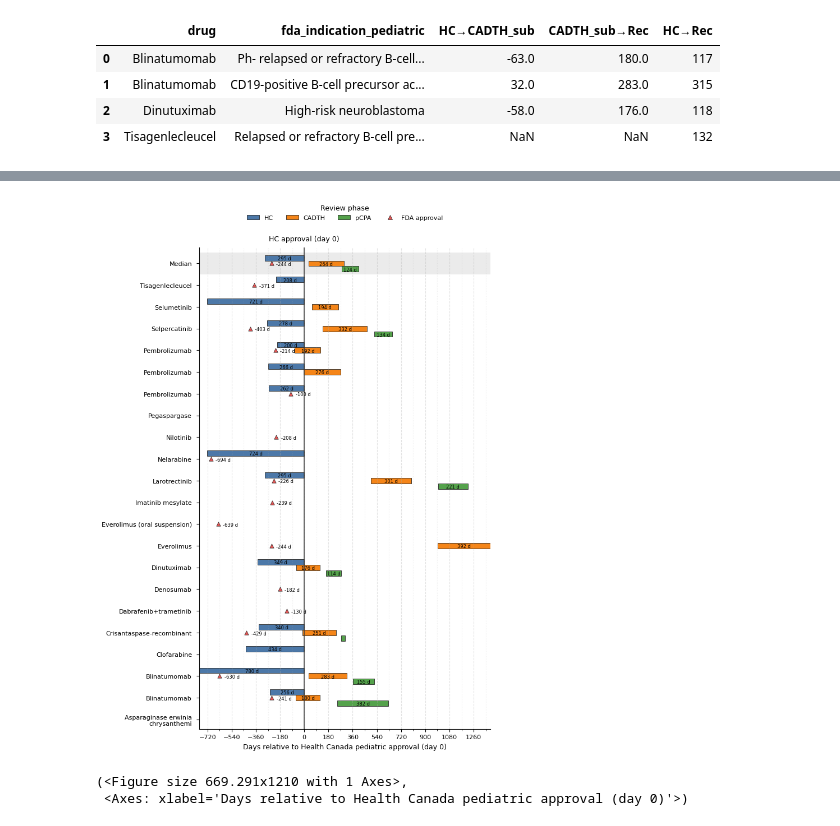
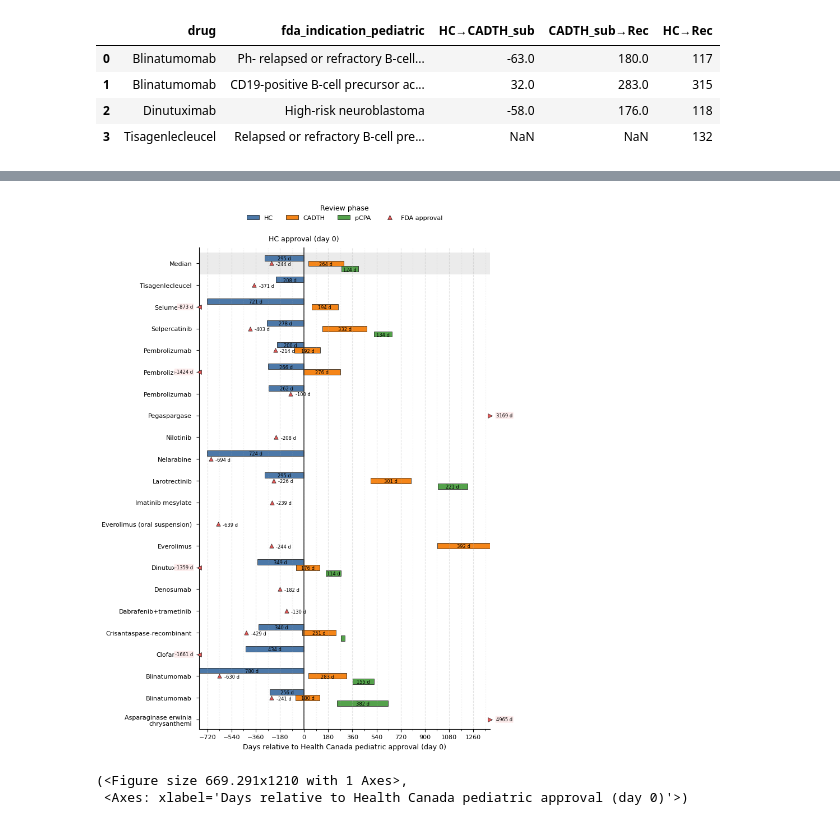
Before and after one commit to nick-gibb/pediatric-drug-access, a Jupyter notebook: pediatric_drug_access_metrics.ipynb, the cells around one changed output, grey strips where cells are left out. Cells and saved outputs as stored; diff of their text form; code cells hidden in the pictures.

Commit message:
add chevrons for data off x-axis

```diff
--- a/pediatric_drug_access_metrics.ipynb
+++ b/pediatric_drug_access_metrics.ipynb
@@ -572,22 +587,6 @@ display(timeline_all.head())
 | 3 | Clofarabine | -434.0 | NaN | NaN | NaN | NaN | -1661.0 |
 | 4 | Crisantaspase-recombinant | -340.0 | -15.0 | 251.0 | 273.0 | 32.0 | -429.0 |
 # %%
-def _set_publication_defaults(base_fontsize=9, font_family="DejaVu Sans"):
-    # Embed TrueType fonts; many journals require this.
-    mpl.rcParams.update({
-        "pdf.fonttype": 42,
-        "ps.fonttype": 42,
-        "font.size": base_fontsize,
-        "font.family": font_family,
-        "axes.titlesize": base_fontsize + 1,
-        "axes.labelsize": base_fontsize,
-        "xtick.labelsize": base_fontsize - 1,
-        "ytick.labelsize": base_fontsize - 1,
-        "legend.fontsize": base_fontsize - 1,
-        "axes.spines.top": False,
-        "axes.spines.right": False,
-    })
-
 def plot_drug_timeline_publication(
     timeline_df: pd.DataFrame,
     min_visible=None,
@@ -699,19 +698,63 @@ def plot_drug_timeline_publication(
     annotate(left_cadth, width_cadth_c, ys_cadth)
     annotate(left_pcpa, width_pcpa_c, ys_pcpa)
 
-    # FDA markers
+    # FDA markers (in-range + out-of-range handling)
+    xmin, xmax = min_visible, max_visible
     mask = np.isfinite(fda_days)
     if mask.any():
-        ax.scatter(fda_days[mask], label_y[mask],
+        in_range = mask & (fda_days >= xmin) & (fda_days <= xmax)
+        left_oor = mask & (fda_days <  xmin)
+        right_oor= mask & (fda_days >  xmax)
+
+        # In-range triangles + side labels
+        ax.scatter(fda_days[in_range], label_y[in_range],
                 s=28, marker="^", color=COLORS["FDA"],
                 edgecolors=EDGE, linewidths=0.5, zorder=3)
-        # numeric tag beside marker
-        for x, y in zip(fda_days[mask], label_y[mask]):
+        for x, y in zip(fda_days[in_range], label_y[in_range]):
             ax.annotate(f"{int(round(x))} d", xy=(x, y),
-                        xytext=(6, -1.0),           # right of marker, 1 pt down
-                        textcoords="offset points",
+                        xytext=(6, -1.0), textcoords="offset points",
                         ha="left", va="center", fontsize=6)
 
+        # OOR styling (solid fill, EPS-friendly)
+        pill_fc = "#FDECEC" if not mono else "0.90"
+        pill_kw = dict(boxstyle="round,pad=0.18", fc=pill_fc, ec="none")
+
+        # Left-of-range: chevron at xmin
+        for x, y in zip(fda_days[left_oor], label_y[left_oor]):
+            ax.scatter([xmin], [y], s=32, marker="<", color=COLORS["FDA"],
+                    edgecolors=EDGE, linewidths=0.5, zorder=3, clip_on=False)
+            ax.annotate(f"{int(round(x))} d", xy=(xmin, y),
+                        xytext=(-8, 0), textcoords="offset points",
+                        ha="right", va="center", fontsize=6, bbox=pill_kw, clip_on=False)
+
+        # Right-of-range: chevron at xmax (rare but symmetric)
+        for x, y in zip(fda_days[right_oor], label_y[right_oor]):
+            ax.scatter([xmax], [y], s=32, marker=">", color=COLORS["FDA"],
+                    edgecolors=EDGE, linewidths=0.5, zorder=3, clip_on=False)
+            ax.annotate(f"{int(round(x))} d", xy=(xmax, y),
+                        xytext=(8, 0), textcoords="offset points",
+                        ha="left", va="center", fontsize=6, bbox=pill_kw, clip_on=False)
+
+        # Legend: add chevrons only if present
+        handles = [
+            Patch(facecolor=COLORS["HC"], edgecolor=EDGE, linewidth=lw, hatch=HATCH["HC"], label="HC"),
+            Patch(facecolor=COLORS["CADTH"], edgecolor=EDGE, linewidth=lw, hatch=HATCH["CADTH"], label="CADTH"),
+            Patch(facecolor=COLORS["pCPA"], edgecolor=EDGE, linewidth=lw, hatch=HATCH["pCPA"], label="pCPA"),
+            Line2D([0],[0], marker="^", linestyle="None", color=COLORS["FDA"],
+                markeredgecolor=EDGE, markeredgewidth=0.5, label="FDA approval"),
+        ]
+        if left_oor.any():
+            handles.append(Line2D([0],[0], marker="<", linestyle="None", color=COLORS["FDA"],
+                                markeredgecolor=EDGE, markeredgewidth=0.5,
+                                label="FDA earlier than range"))
+        if right_oor.any():
+            handles.append(Line2D([0],[0], marker=">", linestyle="None", color=COLORS["FDA"],
+                                markeredgecolor=EDGE, markeredgewidth=0.5,
+                                label="FDA later than range"))
+
+        ax.legend(handles=handles, loc="upper center",
+                bbox_to_anchor=(0.5, 1.10), ncol=min(4, len(handles)),
+                frameon=False, title="Review phase")
     # ---- y labels as ticks (wrapped)
     def wrap(s):
         return "\n".join(textwrap.wrap(s, width=wrap_labels_at)) if wrap_labels_at else s
@@ -735,33 +778,33 @@ def plot_drug_timeline_publication(
     ax.annotate("HC approval (day 0)", xy=(0, ax.get_ylim()[1]), xytext=(0, 6),
                 textcoords="offset points", ha="center", va="bottom", fontsize=9)
 
     # ---- legend: move farther above, outside plot
     handles = [
         Patch(facecolor=COLORS["HC"], edgecolor=EDGE, linewidth=lw, hatch=HATCH["HC"], label="HC"),
         Patch(facecolor=COLORS["CADTH"], edgecolor=EDGE, linewidth=lw, hatch=HATCH["CADTH"], label="CADTH"),
         Patch(facecolor=COLORS["pCPA"], edgecolor=EDGE, linewidth=lw, hatch=HATCH["pCPA"], label="pCPA"),
         Line2D([0], [0], marker="^", linestyle="None", color=COLORS["FDA"],
                markeredgecolor=EDGE, markeredgewidth=0.5, label="FDA approval"),
     ]
     # extra vertical space: y=1.18 (was ~1.05)
     ax.legend(handles=handles, loc="upper center",
                     bbox_to_anchor=(0.5, 1.10), ncol=4, frameon=False, title="Review phase")
     # create top margin so legend doesn’t collide with figure edge
     plt.subplots_adjust(top=0.82)
 
     # ---- tight layout & saves per Wiley
     os.makedirs("figures", exist_ok=True)
 
     fig.savefig(f"figures/{save_basename}.pdf", bbox_inches="tight", pad_inches=0.01)
     plt.show()
     return fig, ax
 
 ORDER = "alphabetical"  # or "by_hc_approval"
 timeline_all = build_timeline_all_rows(df, order=ORDER)
 
 # Color version (for online/PDF):
 plot_drug_timeline_publication(timeline_all, mono=False, save_basename="Figure_3")
 # %% [output]
-[figure, old version]
+[figure, new version]
 (<Figure size 669.291x1210 with 1 Axes>,
  <Axes: xlabel='Days relative to Health Canada pediatric approval (day 0)'>)
```
Also changed, not shown: parts of 1 cell of this notebook, 1 other file.
